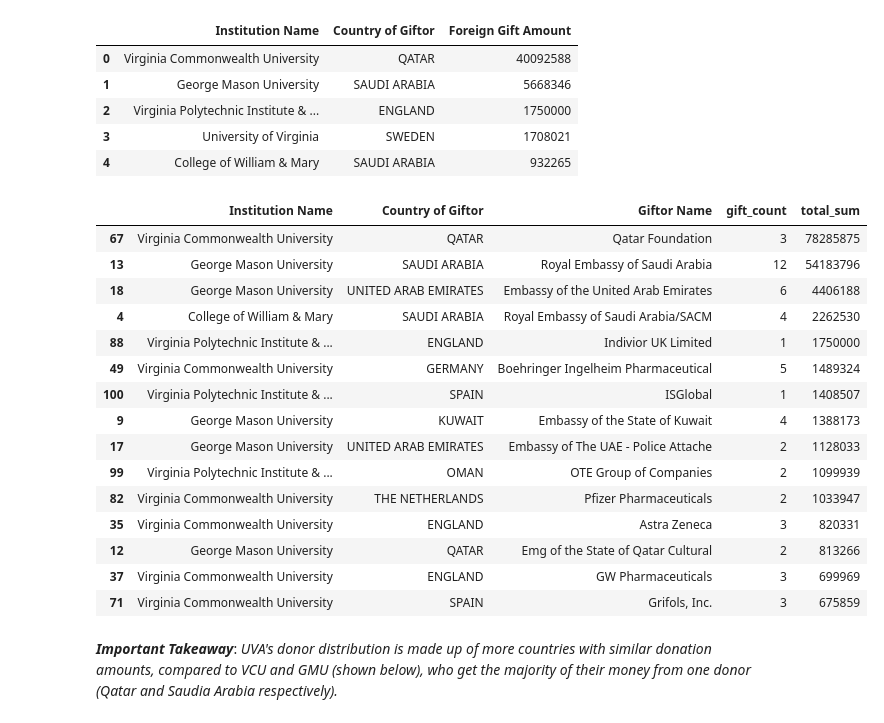
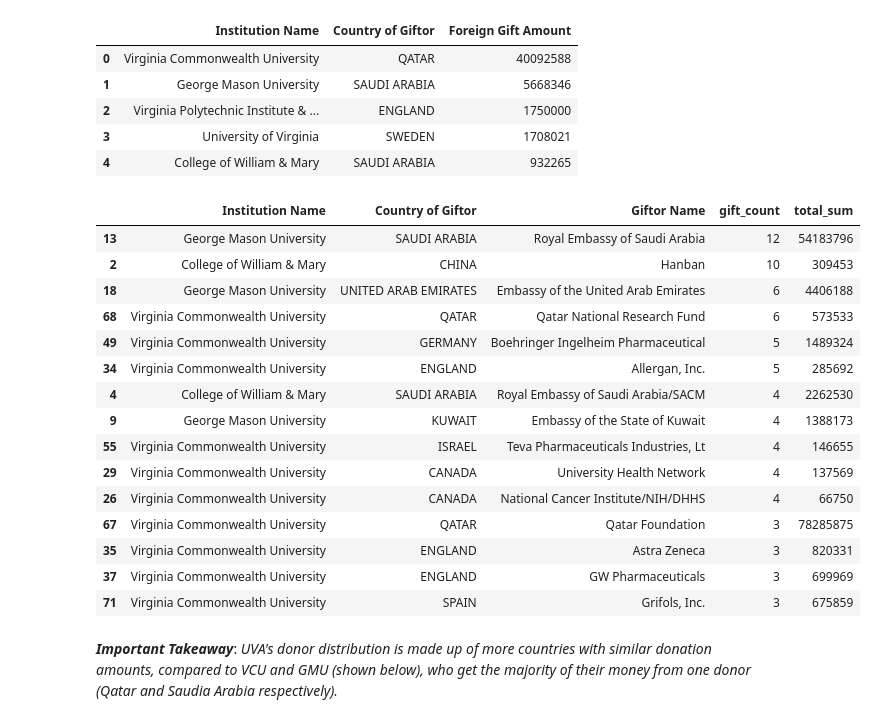
Before and after one commit to ae-phillips/uu_wrangling_and_eda, a Jupyter notebook: lab_1/uva_analysis.ipynb, the cells around one changed output. Cells and saved outputs as stored; diff of their text form; code cells hidden in the pictures.

Commit message:
comparing giftors within countries for a clearer picture of funding

```diff
--- a/lab_1/uva_analysis.ipynb
+++ b/lab_1/uva_analysis.ipynb
@@ -568,46 +506,46 @@ other_va = (
 non_uva_donors = (
     other_va
     .merge(
         uva_donors,
         on=["Country of Giftor", "Giftor Name"],
         how="left",
         indicator=True
     )
     .query('_merge == "left_only"')
     .drop(columns="_merge")
 )
 
 non_uva_donor_summary = (
     non_uva_donors
     .groupby([
         "Institution Name",
         "Country of Giftor",
         "Giftor Name"
     ])
     .agg(
         gift_count=("Foreign Gift Amount", "count"),
         total_sum=("Foreign Gift Amount", "sum")
     )
     .reset_index()
-    .sort_values("total_sum", ascending=False)
+    .sort_values(["gift_count", "total_sum"],ascending=[False, False])
     .head(15)
 )
 
 display(non_uva_donor_summary)
 # %% [output]
 |  | Institution Name | Country of Giftor | Giftor Name | gift_count | total_sum |
+| 13 | George Mason University | SAUDI ARABIA | Royal Embassy of Saudi Arabia | 12 | 54183796 |
+| 2 | College of William & Mary | CHINA | Hanban | 10 | 309453 |
+| 18 | George Mason University | UNITED ARAB EMIRATES | Embassy of the United Arab Emirates | 6 | 4406188 |
+| 68 | Virginia Commonwealth University | QATAR | Qatar National Research Fund | 6 | 573533 |
+| 49 | Virginia Commonwealth University | GERMANY | Boehringer Ingelheim Pharmaceutical | 5 | 1489324 |
+| 34 | Virginia Commonwealth University | ENGLAND | Allergan, Inc. | 5 | 285692 |
+| 4 | College of William & Mary | SAUDI ARABIA | Royal Embassy of Saudi Arabia/SACM | 4 | 2262530 |
+| 9 | George Mason University | KUWAIT | Embassy of the State of Kuwait | 4 | 1388173 |
+| 55 | Virginia Commonwealth University | ISRAEL | Teva Pharmaceuticals Industries, Lt | 4 | 146655 |
+| 29 | Virginia Commonwealth University | CANADA | University Health Network | 4 | 137569 |
+| 26 | Virginia Commonwealth University | CANADA | National Cancer Institute/NIH/DHHS | 4 | 66750 |
 | 67 | Virginia Commonwealth University | QATAR | Qatar Foundation | 3 | 78285875 |
-| 13 | George Mason University | SAUDI ARABIA | Royal Embassy of Saudi Arabia | 12 | 54183796 |
-| 18 | George Mason University | UNITED ARAB EMIRATES | Embassy of the United Arab Emirates | 6 | 4406188 |
-| 4 | College of William & Mary | SAUDI ARABIA | Royal Embassy of Saudi Arabia/SACM | 4 | 2262530 |
-| 88 | Virginia Polytechnic Institute & ... | ENGLAND | Indivior UK Limited | 1 | 1750000 |
-| 49 | Virginia Commonwealth University | GERMANY | Boehringer Ingelheim Pharmaceutical | 5 | 1489324 |
-| 100 | Virginia Polytechnic Institute & ... | SPAIN | ISGlobal | 1 | 1408507 |
-| 9 | George Mason University | KUWAIT | Embassy of the State of Kuwait | 4 | 1388173 |
-| 17 | George Mason University | UNITED ARAB EMIRATES | Embassy of The UAE - Police Attache | 2 | 1128033 |
-| 99 | Virginia Polytechnic Institute & ... | OMAN | OTE Group of Companies | 2 | 1099939 |
-| 82 | Virginia Commonwealth University | THE NETHERLANDS | Pfizer Pharmaceuticals | 2 | 1033947 |
 | 35 | Virginia Commonwealth University | ENGLAND | Astra Zeneca | 3 | 820331 |
-| 12 | George Mason University | QATAR | Emg of the State of Qatar Cultural | 2 | 813266 |
 | 37 | Virginia Commonwealth University | ENGLAND | GW Pharmaceuticals | 3 | 699969 |
 | 71 | Virginia Commonwealth University | SPAIN | Grifols, Inc. | 3 | 675859 |
```
Also changed, not shown: parts of 25 cells of this notebook.
